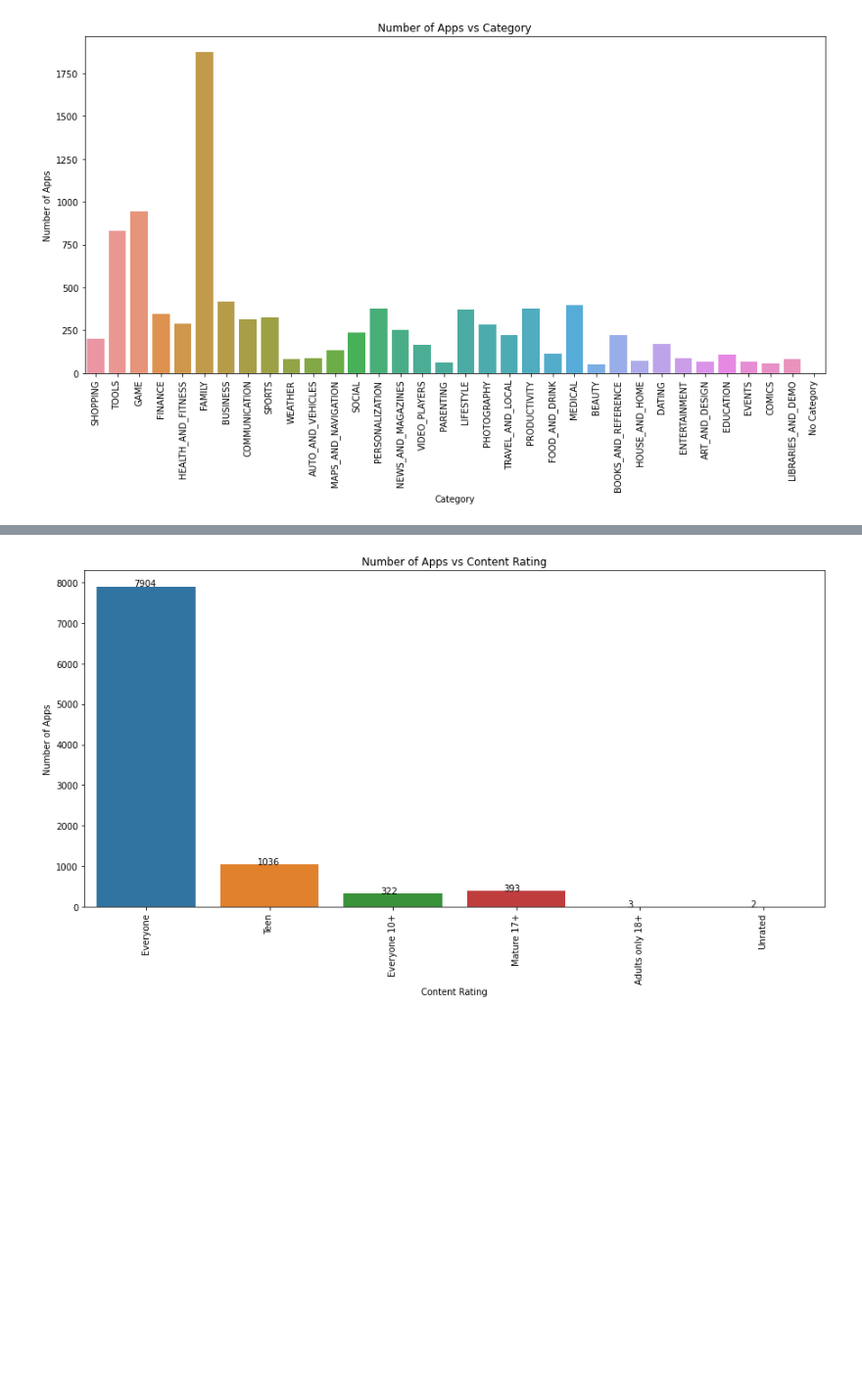
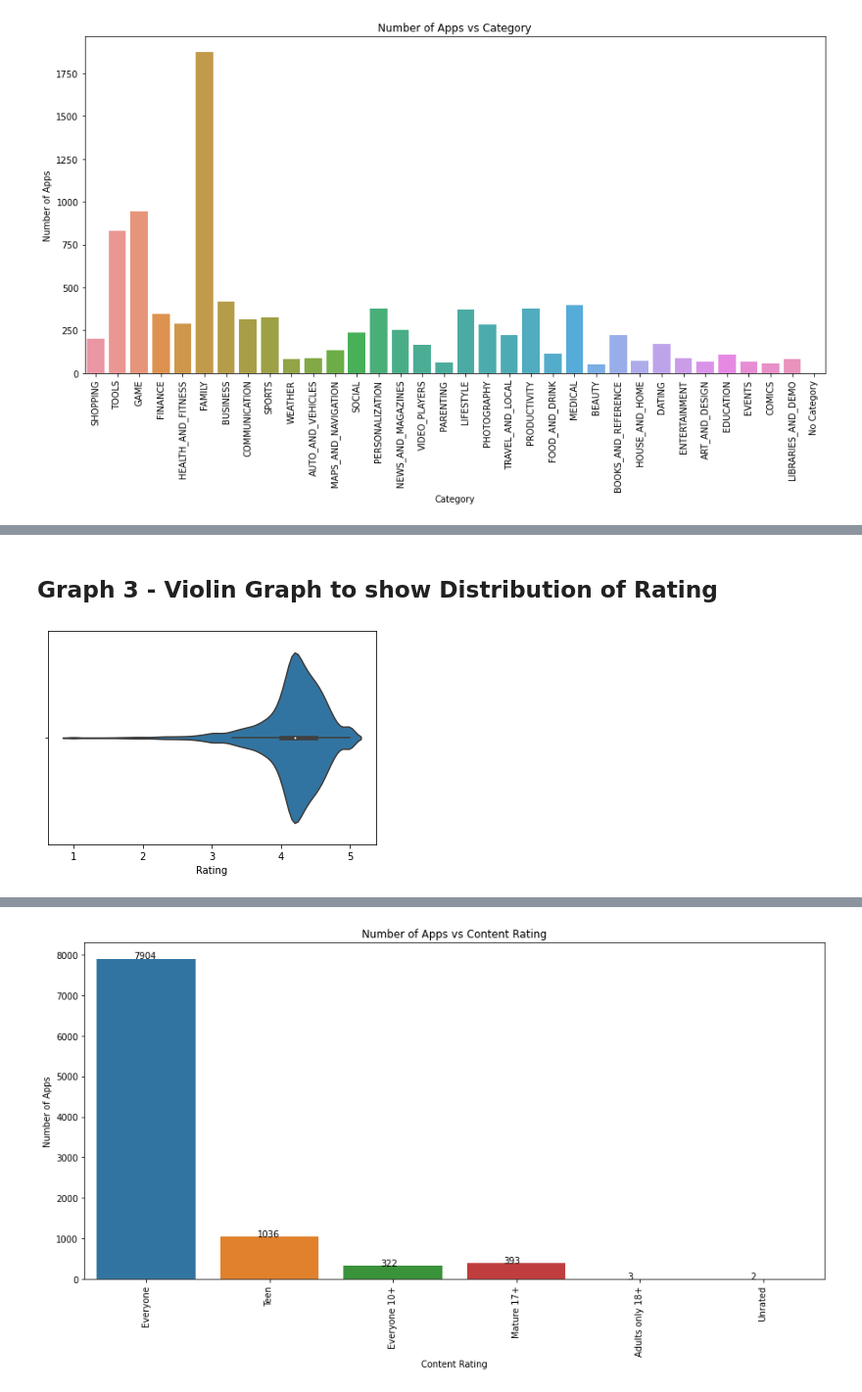
Before and after one commit to Prashant-Shaw/Play-Store-App-Review-Analysis, a Jupyter notebook: Play_Store_App_Review_Analysis_Capstone_Project.ipynb, the cells around one changed output, grey strips where cells are left out. Shown at 98% size. Saved outputs shown, nothing was run; the diff lists cells and outputs as text; code cells hidden in the pictures; blank space fills up the shorter version.

```diff
--- a/Play_Store_App_Review_Analysis_Capstone_Project.ipynb
+++ b/Play_Store_App_Review_Analysis_Capstone_Project.ipynb
@@ -413,0 +458,8 @@ plt.show()
+# %% [markdown]
+## **Graph 3 - Violin Graph to show Distribution of Rating**
+# %%
+#Plotting Violin Graph.
+sns.violinplot(x = ps_df['Rating'], data = ps_df)
+plt.show()
+# %% [output]
+[figure, added]
```
Also changed, not shown: parts of 43 cells of this notebook.
